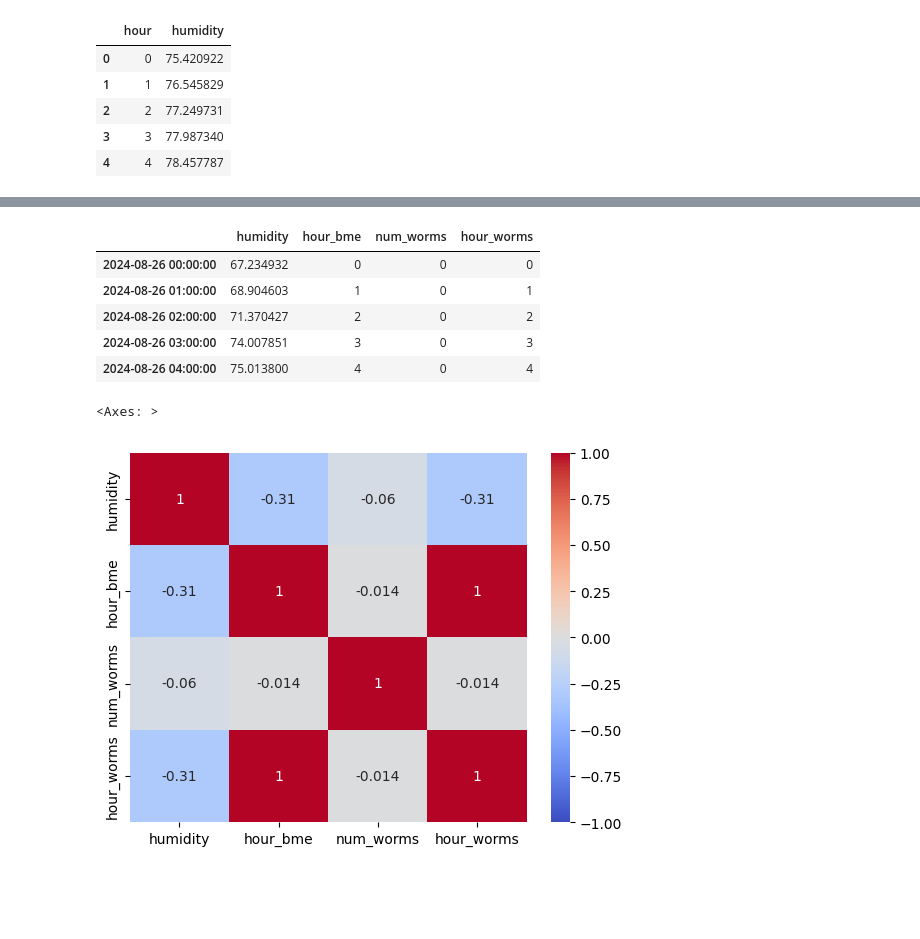
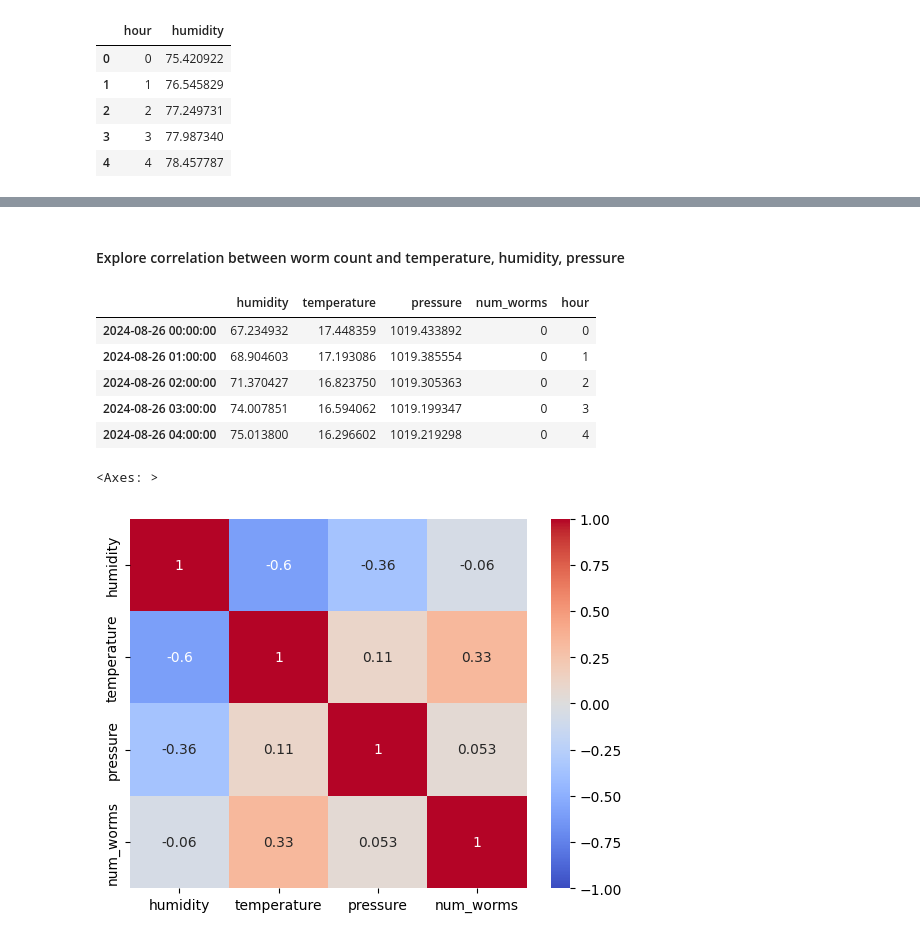
Before and after one commit to wiggle-bin/wiggle-notes, a Jupyter notebook: worms_actvitiy/DataActivityCorrelationUsingUpdatedModel.ipynb, the cells around one changed output, grey strips where cells are left out. Cells and saved outputs as stored; diff of their text form; code cells hidden in the pictures; blank space fills up the shorter version.

```diff
--- a/worms_actvitiy/DataActivityCorrelationUsingUpdatedModel.ipynb
+++ b/worms_actvitiy/DataActivityCorrelationUsingUpdatedModel.ipynb
@@ -236,21 +261,23 @@ mean_humidity_per_hour.plot(x='hour', kind='bar')
+# %% [markdown]
+#### Explore correlation between worm count and temperature, humidity, pressure
 # %%
-merged_data = pd.merge(bme680_per_hour, worms_per_hour, left_index=True, right_index=True, suffixes=('_bme', '_worms'))
+merged_data = pd.merge(bme680_per_hour, worms_per_hour, left_index=True, right_index=True)
 merged_data.head()
 # %% [output]
-|  | humidity | hour_bme | num_worms | hour_worms |
-| 2024-08-26 00:00:00 | 67.234932 | 0 | 0 | 0 |
-| 2024-08-26 01:00:00 | 68.904603 | 1 | 0 | 1 |
-| 2024-08-26 02:00:00 | 71.370427 | 2 | 0 | 2 |
-| 2024-08-26 03:00:00 | 74.007851 | 3 | 0 | 3 |
-| 2024-08-26 04:00:00 | 75.013800 | 4 | 0 | 4 |
+|  | humidity | temperature | pressure | num_worms | hour |
+| 2024-08-26 00:00:00 | 67.234932 | 17.448359 | 1019.433892 | 0 | 0 |
+| 2024-08-26 01:00:00 | 68.904603 | 17.193086 | 1019.385554 | 0 | 1 |
+| 2024-08-26 02:00:00 | 71.370427 | 16.823750 | 1019.305363 | 0 | 2 |
+| 2024-08-26 03:00:00 | 74.007851 | 16.594062 | 1019.199347 | 0 | 3 |
+| 2024-08-26 04:00:00 | 75.013800 | 16.296602 | 1019.219298 | 0 | 4 |
 # %%
 sns.heatmap(
-    merged_data.corr(),
+    merged_data[['humidity', 'temperature', 'pressure', 'num_worms']].corr(),
     annot=True,
     vmin=-1,
     vmax=1,
     cmap='coolwarm'
 )
 # %% [output]
 <Axes: >
-[figure, old version]
+[figure, new version]
```
Also changed, not shown: parts of 8 cells of this notebook.
